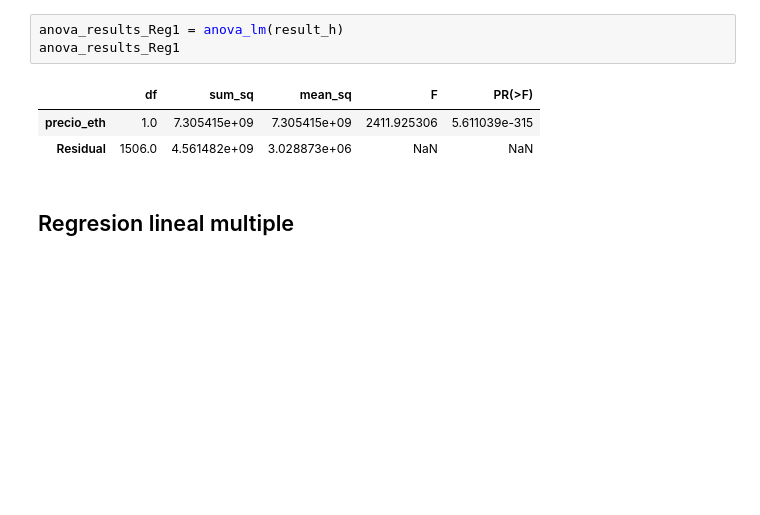
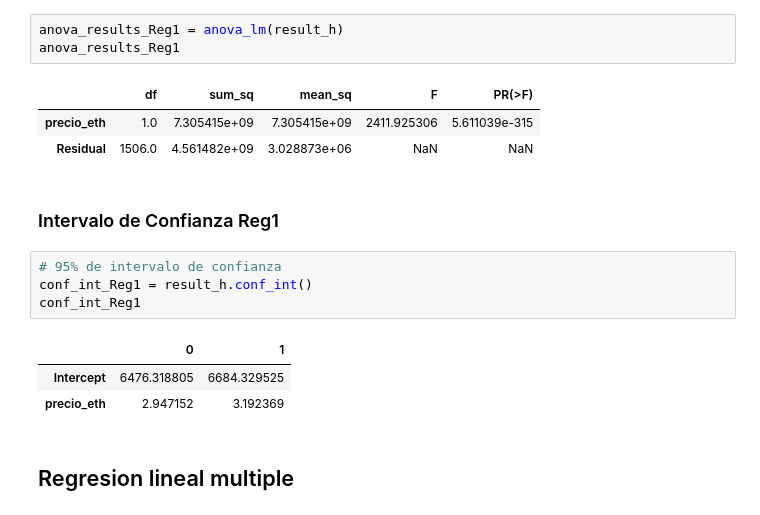
Before and after one commit to byKriz/Tesis-UCAB---Calculos, a Jupyter notebook: calculos.ipynb, the cells around one changed output. Saved outputs shown, nothing was run; the diff lists cells and outputs as text; blank space fills up the shorter version.

```diff
--- a/calculos.ipynb
+++ b/calculos.ipynb
@@ -273,6 +273,16 @@ anova_results_Reg1
 |  | df | sum_sq | mean_sq | F | PR(>F) |
 | precio_eth | 1.0 | 7.305415e+09 | 7.305415e+09 | 2411.925306 | 5.611039e-315 |
 | Residual | 1506.0 | 4.561482e+09 | 3.028873e+06 | NaN | NaN |
+# %% [markdown]
+### Intervalo de Confianza Reg1
+# %%
+# 95% de intervalo de confianza
+conf_int_Reg1 = result_h.conf_int()
+conf_int_Reg1
+# %% [output]
+|  | 0 | 1 |
+| Intercept | 6476.318805 | 6684.329525 |
+| precio_eth | 2.947152 | 3.192369 |
 # %% [markdown]
 ## Regresion lineal multiple
 # %% [markdown]
```
Also changed, not shown: parts of 10 cells of this notebook, 1 other file.
